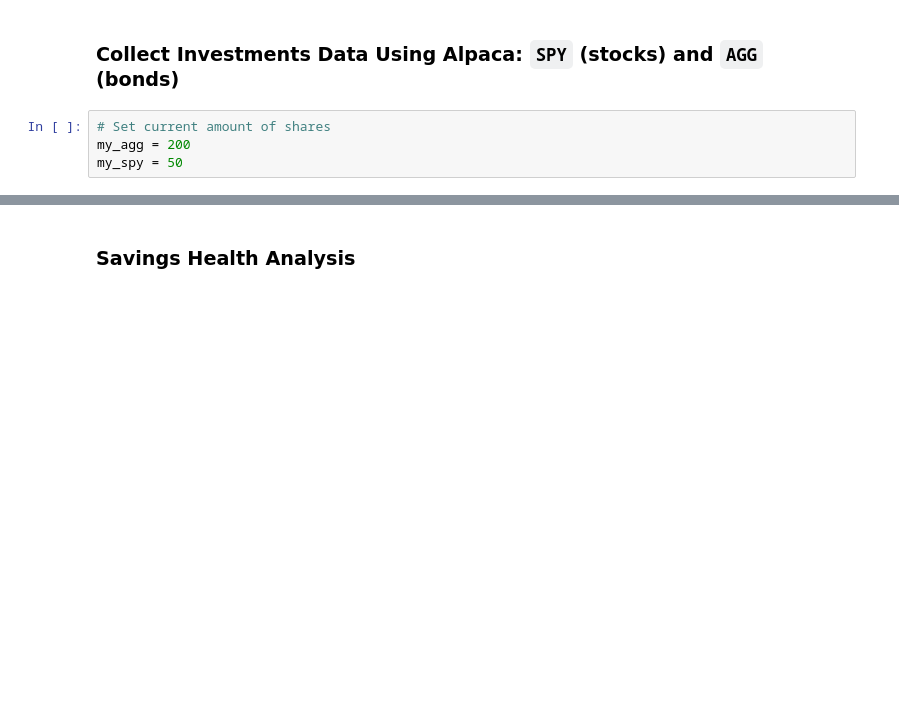
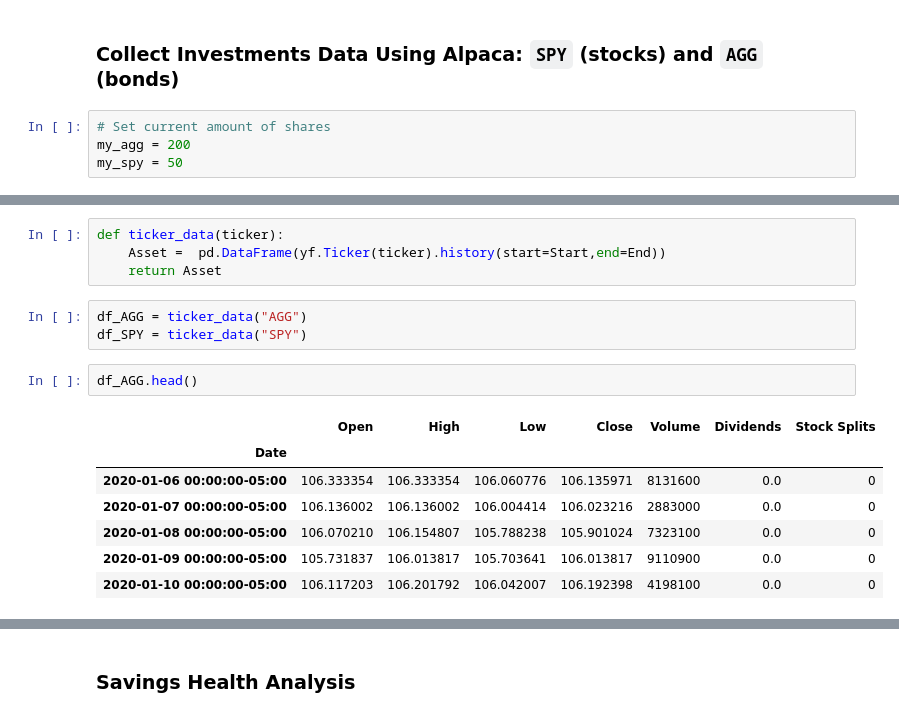
Before and after one commit to mr-alex-leonov/Financial-Planning, a Jupyter notebook: financial-planner.ipynb, the cells around one changed output, grey strips where cells are left out. Drawn from its saved outputs; the diff is of its cells as text; blank space fills up the shorter version.

```diff
--- a/financial-planner.ipynb
+++ b/financial-planner.ipynb
@@ -112,0 +155,17 @@ timeframe = "1Day"
+# %%
+def ticker_data(ticker):
+    Asset =  pd.DataFrame(yf.Ticker(ticker).history(start=Start,end=End))
+    return Asset
+# %%
+df_AGG = ticker_data("AGG")
+df_SPY = ticker_data("SPY")
+# %%
+df_AGG.head()
+# %% [output]
+|  | Open | High | Low | Close | Volume | Dividends | Stock Splits |
+| Date |  |  |  |  |  |  |  |
+| 2020-01-06 00:00:00-05:00 | 106.333354 | 106.333354 | 106.060776 | 106.135971 | 8131600 | 0.0 | 0 |
+| 2020-01-07 00:00:00-05:00 | 106.136002 | 106.136002 | 106.004414 | 106.023216 | 2883000 | 0.0 | 0 |
+| 2020-01-08 00:00:00-05:00 | 106.070210 | 106.154807 | 105.788238 | 105.901024 | 7323100 | 0.0 | 0 |
+| 2020-01-09 00:00:00-05:00 | 105.731837 | 106.013817 | 105.703641 | 106.013817 | 9110900 | 0.0 | 0 |
+| 2020-01-10 00:00:00-05:00 | 106.117203 | 106.201792 | 106.042007 | 106.192398 | 4198100 | 0.0 | 0 |
```
Also changed, not shown: parts of 15 cells of this notebook.
